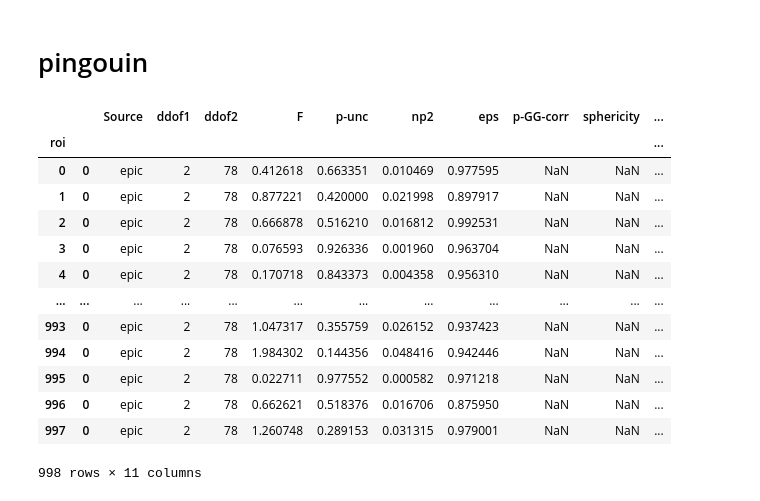
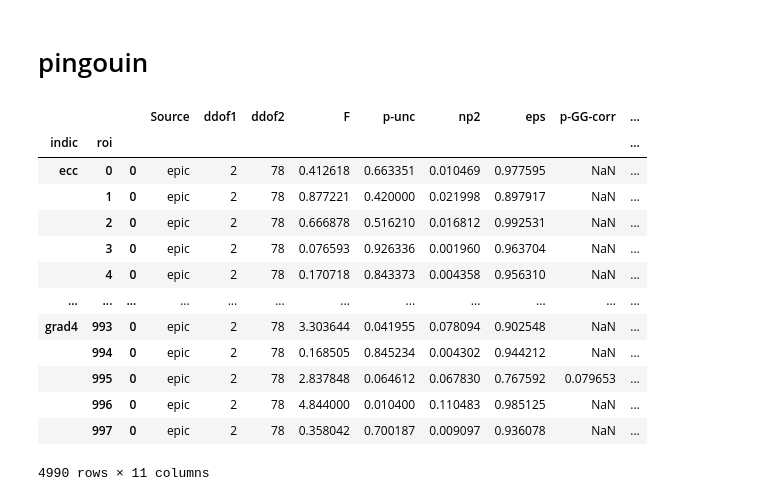
Before and after one commit to qniksefat/gradecc, a Jupyter notebook: stat-plots.ipynb, the cells around one changed output. Drawn from its saved outputs; the diff is of its cells as text; code cells hidden in the pictures.

```diff
--- a/stat-plots.ipynb
+++ b/stat-plots.ipynb
@@ -107,5 +107,19 @@ import pingouin as pg
 # %%
 df = pd.read_csv('subjects_gradients_ecc.csv')
 # %%
-d3 = df.groupby('roi').apply(pg.rm_anova, dv='value', within='epic', subject='subj')
-d3
+d = df.groupby(['indic', 'roi']).apply(pg.rm_anova, dv='value', within='epic', subject='subj')
+# %% [output]
+|  |  |  | Source | ddof1 | ddof2 | F | p-unc | np2 | eps | p-GG-corr | ... |
+| indic | roi |  |  |  |  |  |  |  |  |  | ... |
+| ecc | 0 | 0 | epic | 2 | 78 | 0.412618 | 0.663351 | 0.010469 | 0.977595 | NaN | ... |
+|  | 1 | 0 | epic | 2 | 78 | 0.877221 | 0.420000 | 0.021998 | 0.897917 | NaN | ... |
+|  | 2 | 0 | epic | 2 | 78 | 0.666878 | 0.516210 | 0.016812 | 0.992531 | NaN | ... |
+|  | 3 | 0 | epic | 2 | 78 | 0.076593 | 0.926336 | 0.001960 | 0.963704 | NaN | ... |
+|  | 4 | 0 | epic | 2 | 78 | 0.170718 | 0.843373 | 0.004358 | 0.956310 | NaN | ... |
+| ... | ... | ... | ... | ... | ... | ... | ... | ... | ... | ... | ... |
+| grad4 | 993 | 0 | epic | 2 | 78 | 3.303644 | 0.041955 | 0.078094 | 0.902548 | NaN | ... |
+|  | 994 | 0 | epic | 2 | 78 | 0.168505 | 0.845234 | 0.004302 | 0.944212 | NaN | ... |
+|  | 995 | 0 | epic | 2 | 78 | 2.837848 | 0.064612 | 0.067830 | 0.767592 | 0.079653 | ... |
+|  | 996 | 0 | epic | 2 | 78 | 4.844000 | 0.010400 | 0.110483 | 0.985125 | NaN | ... |
+|  | 997 | 0 | epic | 2 | 78 | 0.358042 | 0.700187 | 0.009097 | 0.936078 | NaN | ... |
+4990 rows × 11 columns
@@ -114,20 +126,2 @@ df1 = df[df.indic == 'ecc']
-# %%
-d4 = df1.groupby('roi').apply(pg.rm_anova, dv='value', within='epic', subject='subj')
-d4
-# %% [output]
-|  |  | Source | ddof1 | ddof2 | F | p-unc | np2 | eps | p-GG-corr | sphericity | ... |
-| roi |  |  |  |  |  |  |  |  |  |  | ... |
-| 0 | 0 | epic | 2 | 78 | 0.412618 | 0.663351 | 0.010469 | 0.977595 | NaN | NaN | ... |
-| 1 | 0 | epic | 2 | 78 | 0.877221 | 0.420000 | 0.021998 | 0.897917 | NaN | NaN | ... |
-| 2 | 0 | epic | 2 | 78 | 0.666878 | 0.516210 | 0.016812 | 0.992531 | NaN | NaN | ... |
-| 3 | 0 | epic | 2 | 78 | 0.076593 | 0.926336 | 0.001960 | 0.963704 | NaN | NaN | ... |
-| 4 | 0 | epic | 2 | 78 | 0.170718 | 0.843373 | 0.004358 | 0.956310 | NaN | NaN | ... |
-| ... | ... | ... | ... | ... | ... | ... | ... | ... | ... | ... | ... |
-| 993 | 0 | epic | 2 | 78 | 1.047317 | 0.355759 | 0.026152 | 0.937423 | NaN | NaN | ... |
-| 994 | 0 | epic | 2 | 78 | 1.984302 | 0.144356 | 0.048416 | 0.942446 | NaN | NaN | ... |
-| 995 | 0 | epic | 2 | 78 | 0.022711 | 0.977552 | 0.000582 | 0.971218 | NaN | NaN | ... |
-| 996 | 0 | epic | 2 | 78 | 0.662621 | 0.518376 | 0.016706 | 0.875950 | NaN | NaN | ... |
-| 997 | 0 | epic | 2 | 78 | 1.260748 | 0.289153 | 0.031315 | 0.979001 | NaN | NaN | ... |
-998 rows × 11 columns
 # %%
 ALPHA = 0.05
```
Also changed, not shown: parts of 9 cells of this notebook.
